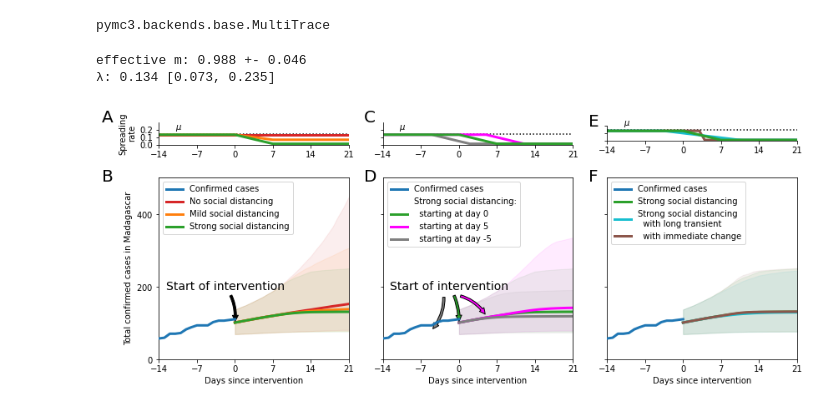
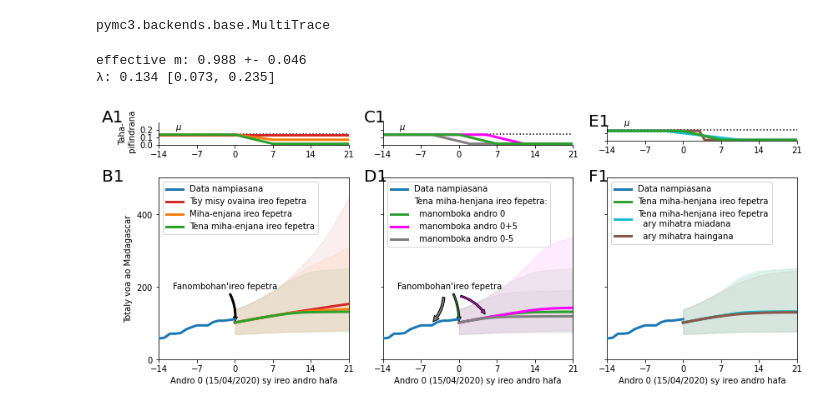
Before and after one commit to herysedra/covid19-mankaiza-clone, a Jupyter notebook: scripts/paper/Covmdg_andrana.ipynb, the cells around one changed output. Saved outputs shown, nothing was run; the diff lists cells and outputs as text; code cells hidden in the pictures.

```diff
--- a/scripts/paper/Covmdg_andrana.ipynb
+++ b/scripts/paper/Covmdg_andrana.ipynb
@@ -14,8 +14,8 @@ confirmed_cases_url = 'https://raw.githubusercontent.com/CSSEGISandData/COVID-19
 confirmed_cases = pd.read_csv(confirmed_cases_url, sep=',')
 deaths_url =  'https://raw.githubusercontent.com/CSSEGISandData/COVID-19/master/csse_covid_19_data/csse_covid_19_time_series/time_series_covid19_deaths_global.csv'
 deaths = pd.read_csv(deaths_url, sep=',')
-path_to_save = '/content/sample_data/covmdg/figs/'
-path_data = '/content/sample_data/covmdg/data/'
+path_to_save = '/content/sample_data/covm/'
+path_data = '/content/sample_data/covm/'
 # %%
 def delay_cases(new_I_t, len_new_I_t, len_new_cases_obs , delay, delay_arr):
 
@@ -467,28 +501,28 @@ pymc3.backends.base.MultiTrace
 legends_lang = {
     "english": [
         # bottom left
-        "Confirmed cases",
+        "Data nampiasana",
         [
-            "No social distancing",
-            "Mild social distancing",
-            "Strong social distancing",
-            "Strong social distancing since 5 days ago",
+            "Tsy misy ovaina ireo fepetra",
+            "Miha-enjana ireo fepetra",
+            "Tena miha-enjana ireo fepetra",
+            "Tena miha-henjana 5 andro lasa (10/03/20)",
         ],
-        "Days since intervention",
-        "Total confirmed cases in Tana",
-        "Start of intervention",
+        "Andro 0 (15/04/2020) sy ireo andro hafa",
+        "Totaly voa ao Madagascar",
+        "Fanombohan'ireo fepetra",
         # bottom right
-        'Confirmed cases',['Strong social distancing:',
-                           '  starting at day 0',
-                           '  starting at day 5',
-                           "  starting at day -5"],
-        'Days since intervention',
-        'Total confirmed cases in Madagascar',
-        'Start of intervention',
-        "Spreading\nrate",
-        ['Strong social distancing',
-         'Strong social distancing\n  with long transient',
-         '  with immediate change'],
+        'Data nampiasana',['Tena miha-henjana ireo fepetra:',
+                           '  manomboka andro 0',
+                           '  manomboka andro 0+5',
+                           "  manomboka andro 0-5"],
+        'Andro 0 (15/04/2020) sy ireo andro hafa',
+        'Totaly voa ao Madagascar',
+        "Fanombohan'ireo fepetra",
+        "Taha-\n pifindrana",
+        ['Tena miha-henjana ireo fepetra',
+         'Tena miha-henjana ireo fepetra\n  ary mihatra miadana ',
+         '  ary mihatra haingana'],
     ],
 }
 
@@ -561,7 +595,7 @@ for lang, legends_list in legends_lang.items():
     ax.locator_params(nbins=4, axis="y")
     func_format = lambda num, _: "${:,.0f}$".format(num).replace(",", "\,")
     ax.yaxis.set_major_formatter(matplotlib.ticker.FuncFormatter(func_format))
-    ax.text(-0.3, 0.98, "B", transform=ax.transAxes, size=20)
+    ax.text(-0.3, 0.98, "B1", transform=ax.transAxes, size=20)
 
 
 
@@ -571,7 +605,7 @@ for lang, legends_list in legends_lang.items():
         xycoords="data",
         xytext=(0.35, 0.4),
         textcoords="axes fraction",
-        size=14,
+        size=10,
         va="center",
         ha="center",
         arrowprops=dict(
@@ -581,7 +615,7 @@ for lang, legends_list in legends_lang.items():
 
     # Above is Fig. B
 
-    # bottom middle
+    # bottom middle (Fig. D)
     ax = axes[1, 1]
     colors = ["tab:green", "fuchsia", 'gray']
     time = np.arange(-len(cases_obs_to_plot)+1, 1)
@@ -618,7 +652,7 @@ for lang, legends_list in legends_lang.items():
     #ax.yaxis.set_major_formatter(matplotlib.ticker.FuncFormatter(func_format))
     ax.tick_params(labelleft=False)
 
-    ax.text(-0.1, 0.98, "D", transform=ax.transAxes, size=20)
+    ax.text(-0.1, 0.98, "D1", transform=ax.transAxes, size=20)
 
     ax.annotate(
         legends_list[9],
@@ -626,7 +660,7 @@ for lang, legends_list in legends_lang.items():
         xycoords="data",
         xytext=(0.35, 0.4),
         textcoords="axes fraction",
-        size=14,
+        size=10,
         va="center",
         ha="center",
         arrowprops=dict(
@@ -639,7 +673,7 @@ for lang, legends_list in legends_lang.items():
         xycoords="data",
         xytext=(0.4, 0.35),
         textcoords="axes fraction",
-        size=14,
+        size=10,
         va="center",
         ha="center",
         arrowprops=dict(
@@ -649,7 +683,7 @@ for lang, legends_list in legends_lang.items():
 
     ax.annotate(
         "",
-        xy=(-5.0, 80),
+        xy=(-5.0, 100),
         xycoords="data",
         xytext=(0.32, 0.35),
         textcoords="axes fraction",
@@ -674,7 +708,7 @@ for lang, legends_list in legends_lang.items():
     time = np.arange(-len(cases_obs) + 1, 1)
 
     dict_obsc_cases = return_obs_cases_future(trace)
-    for label, color, legend in zip([obs_cases_labels[2], obs_cases_labels[-2], obs_cases_labels[-1]],
+    for label, color, legend in zip([obs_cases_labels[2], obs_cases_labels[-1], obs_cases_labels[-2]],
                                     colors, legends_list[11]):
         time = np.arange(num_days_to_predict)
         cases = dict_obsc_cases[label]
@@ -699,7 +733,7 @@ for lang, legends_list in legends_lang.items():
     #ax.yaxis.set_major_formatter(matplotlib.ticker.FuncFormatter(func_format))
     ax.tick_params(labelleft=False)
 
-    ax.text(-0.1, 0.98, "F", transform=ax.transAxes, size=20)
+    ax.text(-0.1, 0.98, "F1", transform=ax.transAxes, size=20)
 
     # Above is Fig.F
 
@@ -735,7 +769,7 @@ for lang, legends_list in legends_lang.items():
     ax.set_yticks([0, 0.1, 0.2])
     ax.set_xlim(-14, 21)
     ax.set_aspect(14, adjustable="box")
-    ax.text(-0.3, 0.98, "A", transform=ax.transAxes, size=20)
+    ax.text(-0.3, 0.98, "A1", transform=ax.transAxes, size=20)
     ax.text(-11, 0.2, "$\mu$", transform=ax.transData, size=10)
     ax.spines['right'].set_visible(False)
     ax.spines['top'].set_visible(False)
@@ -796,7 +830,7 @@ for lang, legends_list in legends_lang.items():
     ax.set_ylim(0, 0.3)
     ax.set_xlim(-14, 21)
     ax.set_aspect(14, adjustable="box")
-    ax.text(-0.1, 0.98, "C", transform=ax.transAxes, size=20)
+    ax.text(-0.1, 0.98, "C1", transform=ax.transAxes, size=20)
     ax.text(-11, 0.2, "$\mu$", transform=ax.transData, size=10)
 
     ax.spines['right'].set_visible(False)
@@ -847,36 +881,39 @@ for lang, legends_list in legends_lang.items():
 
     ax.hlines(np.median(trace.μ),-50,50, linestyles=':',label='critical point')
     #ax.legend()
 
     #ax.set_ylabel(legends_list[10])
     # ax.set_xlabel("days from now")
     # ax.legend(loc='lower left')
     ax.set_xticks([-14, -7, 0, 7, 14, 21])
     ax.set_yticks([0, 0.1, 0.2])
     ax.tick_params(labelleft=False)
     ax.set_ylim(0, 0.2)
     ax.set_xlim(-14, 21)
     ax.set_aspect(14, adjustable="box")
-    ax.text(-0.1, 0.98, "E", transform=ax.transAxes, size=20)
+    ax.text(-0.1, 0.98, "E1", transform=ax.transAxes, size=20)
     ax.text(-11, 0.2, "$\mu$", transform=ax.transData, size=10)
 
     ax.spines['right'].set_visible(False)
     ax.spines['top'].set_visible(False)
+    # Above is Fig. E.
+
 
     # wrapping up
     fig.subplots_adjust(hspace=-0.50)
     fig.subplots_adjust(wspace=-.1)
     fig.tight_layout()
     fig.savefig(
-       path_to_save + "Fig_2.png".format(lang), dpi=300
+        path_to_save + "Sar_1(MDG).png".format(lang), dpi=300
     )
+    fig.savefig(path_to_save + "Sar_1(MDG).pdf")
 
 print('effective m: {:.3f} +- {:.3f}'.format(1+np.median(trace.λ - trace.μ), np.std(trace.λ - trace.μ)))
 print('λ: {:.3f} [{:.3f}, {:.3f}]'.format(np.median(trace.λ), *np.percentile(trace.λ, q=(2.5, 97.5))))
 # %% [output]
 effective m: 0.988 +- 0.046
 λ: 0.134 [0.073, 0.235]
-[figure, old version]
+[figure, new version]
 # %%
 def truncate_number(number, precision):
     number = round(number, ndigits = precision)
```
Also changed, not shown: parts of 2 cells of this notebook.
